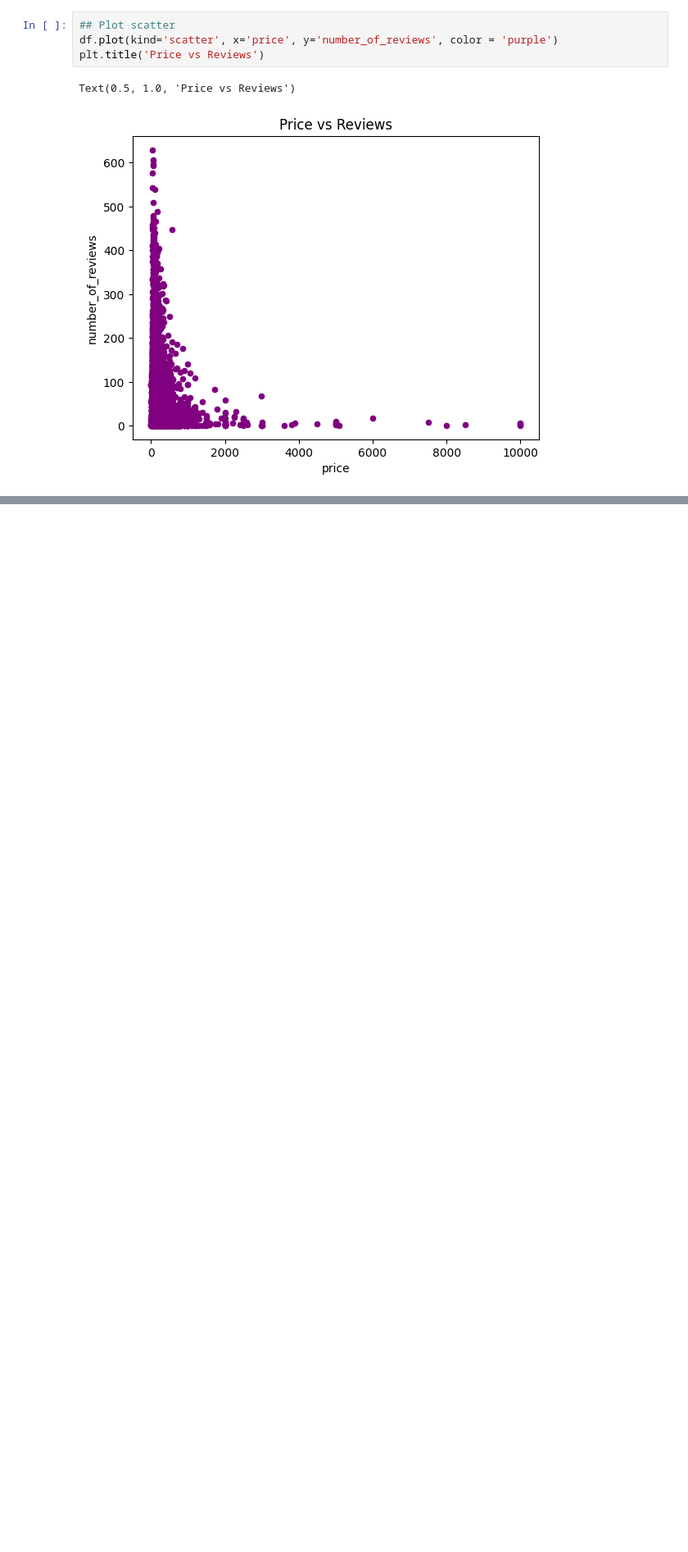
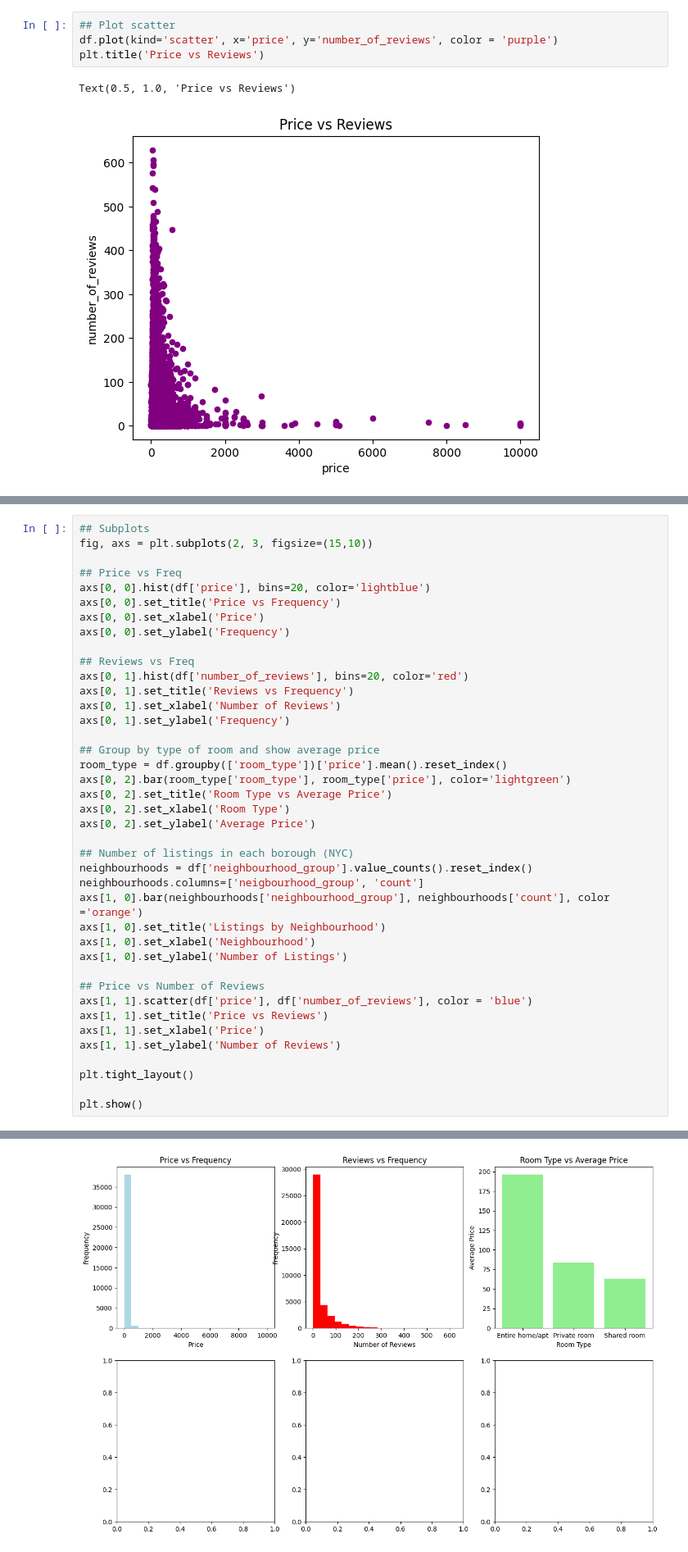
Before and after one commit to muktoakash/Simple-Data-Analysis, a Jupyter notebook: Practice/matplotlib.ipynb, the cells around one changed output, grey strips where cells are left out. Shown at 82% size. Saved outputs shown, nothing was run; the diff lists cells and outputs as text; blank space fills up the shorter version.

Commit message:
Create subplots for Matplotlib Practice

```diff
--- a/Practice/matplotlib.ipynb
+++ b/Practice/matplotlib.ipynb
@@ -204,0 +198,41 @@ axs[0, 0].set_title()
+# %%
+## Subplots
+fig, axs = plt.subplots(2, 3, figsize=(15,10))
+
+## Price vs Freq
+axs[0, 0].hist(df['price'], bins=20, color='lightblue')
+axs[0, 0].set_title('Price vs Frequency')
+axs[0, 0].set_xlabel('Price')
+axs[0, 0].set_ylabel('Frequency')
+
+## Reviews vs Freq
+axs[0, 1].hist(df['number_of_reviews'], bins=20, color='red')
+axs[0, 1].set_title('Reviews vs Frequency')
+axs[0, 1].set_xlabel('Number of Reviews')
+axs[0, 1].set_ylabel('Frequency')
+
+## Group by type of room and show average price
+room_type = df.groupby(['room_type'])['price'].mean().reset_index()
+axs[0, 2].bar(room_type['room_type'], room_type['price'], color='lightgreen')
+axs[0, 2].set_title('Room Type vs Average Price')
+axs[0, 2].set_xlabel('Room Type')
+axs[0, 2].set_ylabel('Average Price')
+
+## Number of listings in each borough (NYC)
+neighbourhoods = df['neighbourhood_group'].value_counts().reset_index()
+neighbourhoods.columns=['neigbourhood_group', 'count']
+axs[1, 0].bar(neighbourhoods['neighbourhood_group'], neighbourhoods['count'], color ='orange')
+axs[1, 0].set_title('Listings by Neighbourhood')
+axs[1, 0].set_xlabel('Neighbourhood')
+axs[1, 0].set_ylabel('Number of Listings')
+
+## Price vs Number of Reviews
+axs[1, 1].scatter(df['price'], df['number_of_reviews'], color = 'blue')
+axs[1, 1].set_title('Price vs Reviews')
+axs[1, 1].set_xlabel('Price')
+axs[1, 1].set_ylabel('Number of Reviews')
+
+plt.tight_layout()
+
+plt.show()
+# %% [output]
@@ -204,0 +240 @@ axs[0, 0].set_title()
+[figure, added]
```
Also changed, not shown: parts of 4 cells of this notebook.
